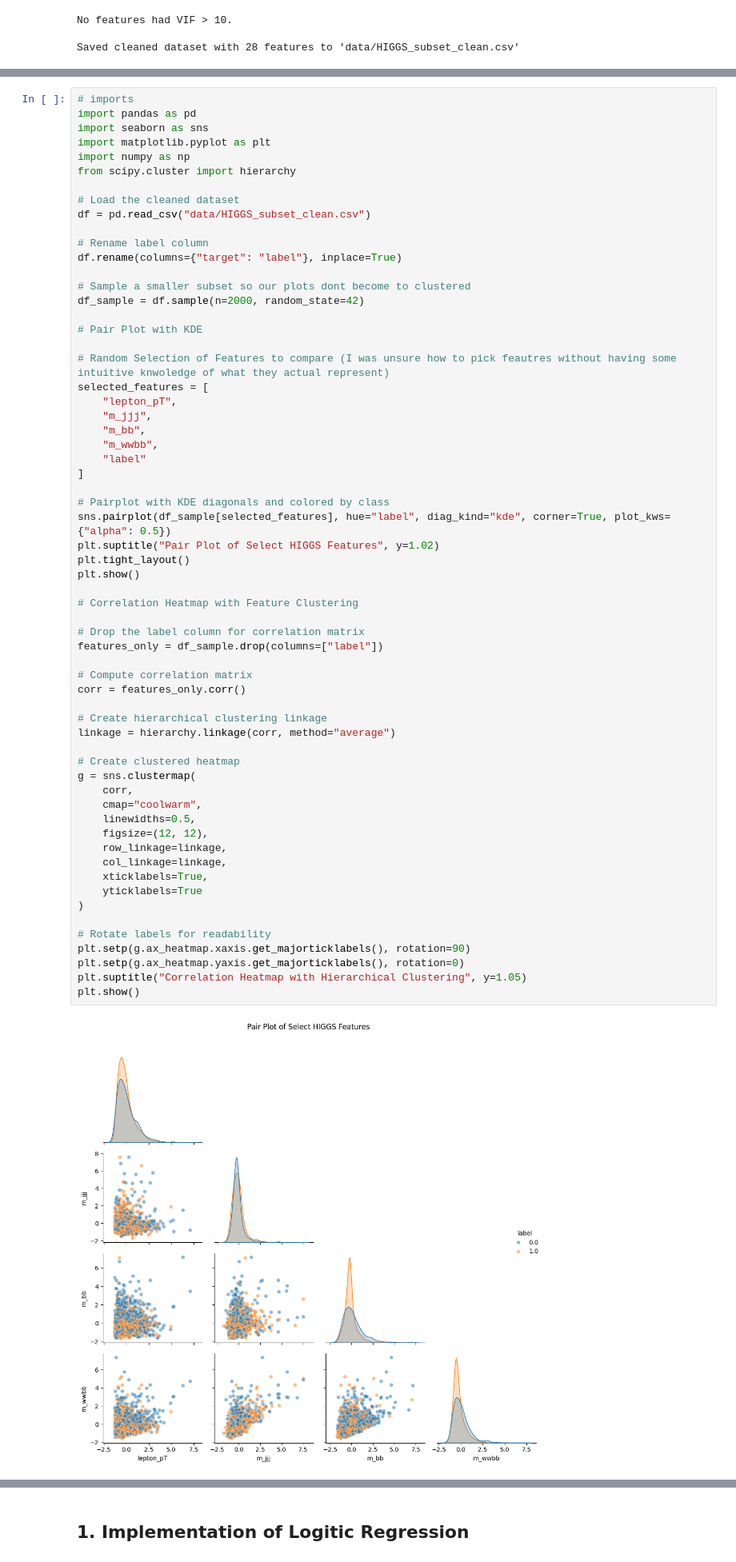
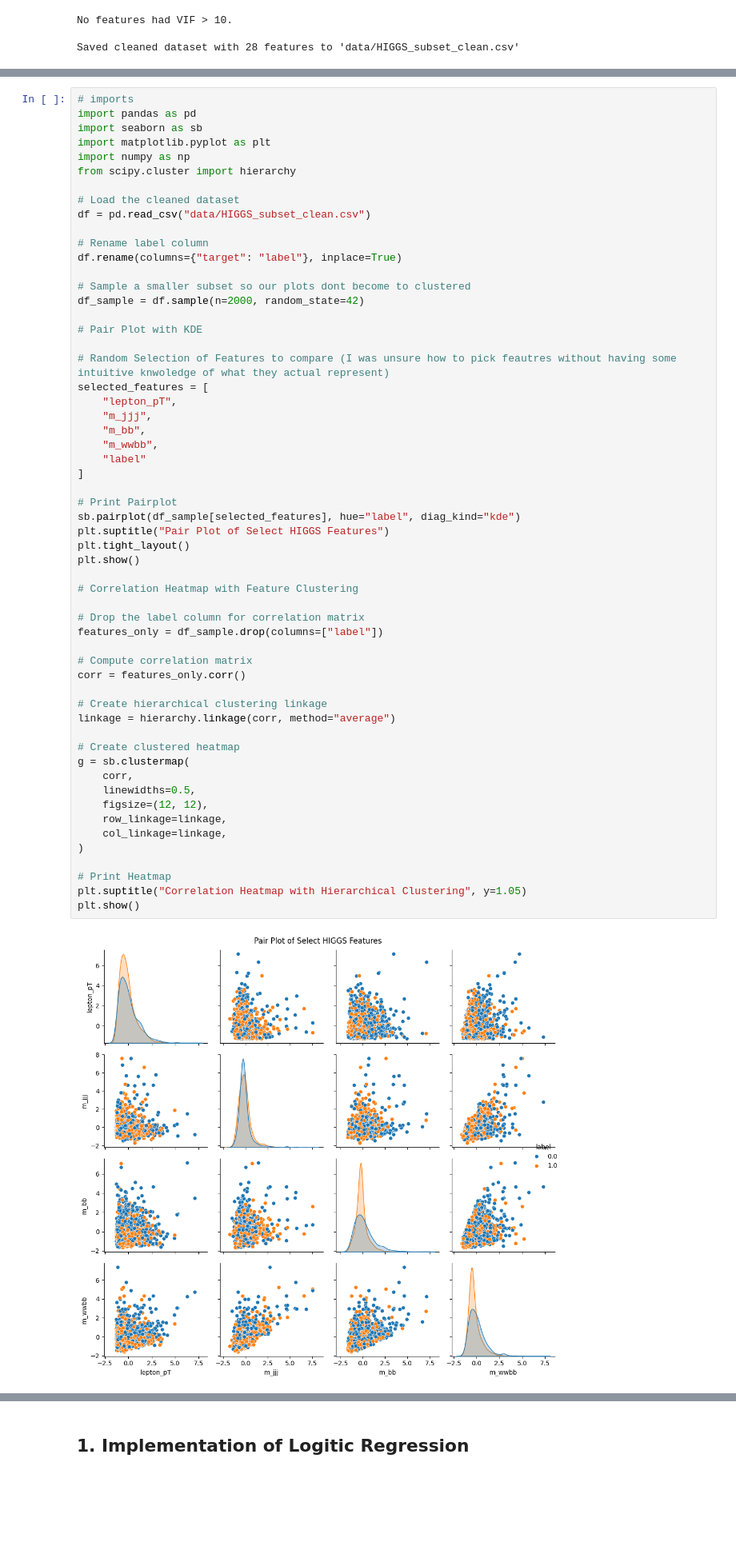
Before and after one commit to Kyle-J13/proj-ai-ml, a Jupyter notebook: hw/hw01/hw01.ipynb, the cells around one changed output, grey strips where cells are left out. Shown at 80% size. Saved outputs shown, nothing was run; the diff lists cells and outputs as text; blank space fills up the shorter version.

```diff
--- a/hw/hw01/hw01.ipynb
+++ b/hw/hw01/hw01.ipynb
@@ -299,7 +294,7 @@ Saved cleaned dataset with 28 features to 'data/HIGGS_subset_clean.csv'
 # %%
 # imports
 import pandas as pd
-import seaborn as sns
+import seaborn as sb
 import matplotlib.pyplot as plt
 import numpy as np
 from scipy.cluster import hierarchy
@@ -322,41 +317,36 @@ selected_features = [
     "m_bb",
     "m_wwbb",
     "label"
 ]
 
-# Pairplot with KDE diagonals and colored by class
-sns.pairplot(df_sample[selected_features], hue="label", diag_kind="kde", corner=True, plot_kws={"alpha": 0.5})
-plt.suptitle("Pair Plot of Select HIGGS Features", y=1.02)
+# Print Pairplot
+sb.pairplot(df_sample[selected_features], hue="label", diag_kind="kde")
+plt.suptitle("Pair Plot of Select HIGGS Features")
 plt.tight_layout()
 plt.show()
 
 # Correlation Heatmap with Feature Clustering
 
 # Drop the label column for correlation matrix
 features_only = df_sample.drop(columns=["label"])
 
 # Compute correlation matrix
 corr = features_only.corr()
 
 # Create hierarchical clustering linkage
 linkage = hierarchy.linkage(corr, method="average")
 
 # Create clustered heatmap
-g = sns.clustermap(
+g = sb.clustermap(
     corr,
-    cmap="coolwarm",
     linewidths=0.5,
     figsize=(12, 12),
     row_linkage=linkage,
     col_linkage=linkage,
-    xticklabels=True,
-    yticklabels=True
 )
 
-# Rotate labels for readability
-plt.setp(g.ax_heatmap.xaxis.get_majorticklabels(), rotation=90)
-plt.setp(g.ax_heatmap.yaxis.get_majorticklabels(), rotation=0)
+# Print Heatmap
 plt.suptitle("Correlation Heatmap with Hierarchical Clustering", y=1.05)
 plt.show()
 # %% [output]
-[figure, old version]
+[figure, new version]
```
Also changed, not shown: parts of 9 cells of this notebook.
